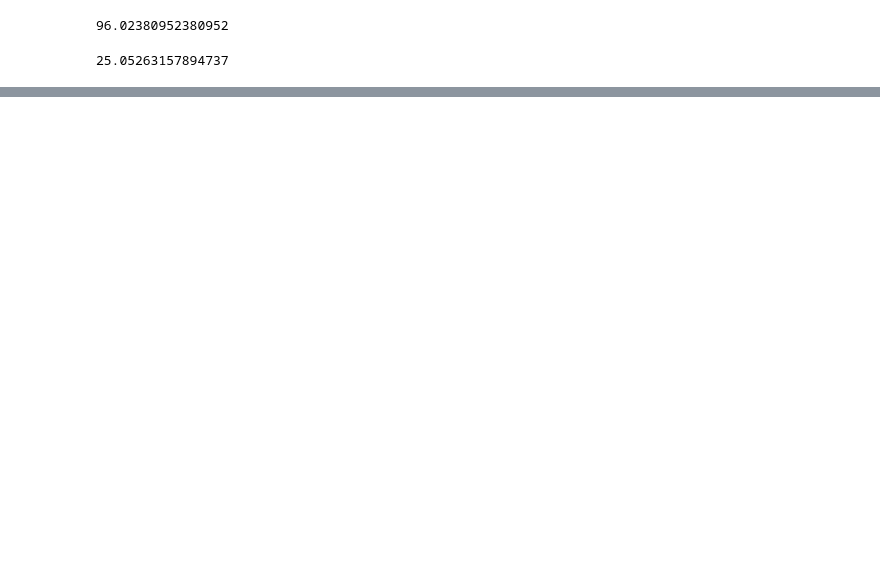
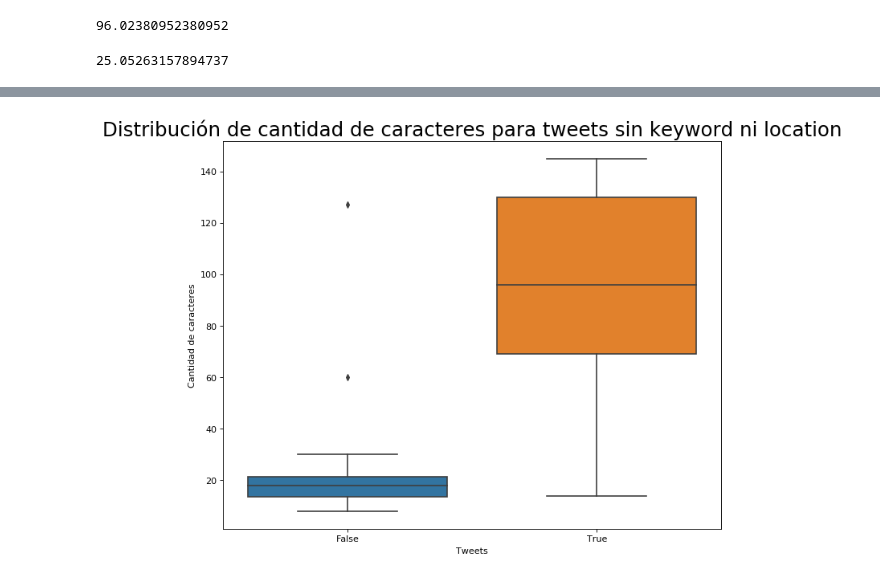
Before and after one commit to NicoGarofalo/TPDatos, a Jupyter notebook: TP1.ipynb, the cells around one changed output, grey strips where cells are left out. Cells and saved outputs as stored; diff of their text form; code cells hidden in the pictures; blank space fills up the shorter version.

Commit message:
Agrego boxplot de len

```diff
--- a/TP1.ipynb
+++ b/TP1.ipynb
@@ -809,11 +809,10 @@ airplane%20accident     1
 Name: keyword, Length: 189, dtype: Int64
 # %%
 #Calculo el promedio del largo de los tweets verdaderos sin keyword ni location
-tw_loc_null = df_tweets.loc[df_tweets['location'].isnull()]
-true_loc_null = tw_loc_null.loc[tw_loc_null['target'] == True]
-true_loc_null = true_loc_null.loc[true_loc_null['keyword'].isnull()]
-len_tw_key_loc_null = true_loc_null['text'].str.len()
-len_tw_key_loc_null.mean()
+tw_loc_key_null = df_tweets.loc[df_tweets['location'].isnull() & df_tweets['keyword'].isnull()]
+true_loc_key_null = tw_loc_key_null.loc[tw_loc_key_null['target'] == True]
+len_true_key_loc_null = true_loc_key_null['text'].str.len()
+len_true_key_loc_null.mean()
 # %% [output]
 96.02380952380952
 # %%
@@ -824,3 +822,9 @@ len_tw_key_loc_null = false_loc_null['text'].str.len()
 len_tw_key_loc_null.mean()
 # %% [output]
 25.05263157894737
+# %%
+#Creo un nuevo dataframe con target y len para tweets sin location ni keywords
+tw_slice_target_len = pd.DataFrame()
+tw_slice_target_len['len_txt'] = tw_loc_key_null['text'].str.len().astype('float')
+tw_slice_target_len['target'] = tw_loc_key_null['target']
+tw_slice_target_len
@@ -826,0 +845,10 @@ len_tw_key_loc_null.mean()
+# %%
+#Boxplot para cantidad de caracteres de tweets sin keyword ni location
+plt.figure(figsize=(10,8), dpi= 80)
+violin = sns.boxplot(x='target', y='len_txt', data=tw_slice_target_len)
+plt.title('Distribución de cantidad de caracteres para tweets sin keyword ni location', fontsize=22)
+violin.set_xlabel('Tweets')
+violin.set_ylabel('Cantidad de caracteres')
+plt.show()
+# %% [output]
+[figure, added]
```
Also changed, not shown: parts of 19 cells of this notebook.
